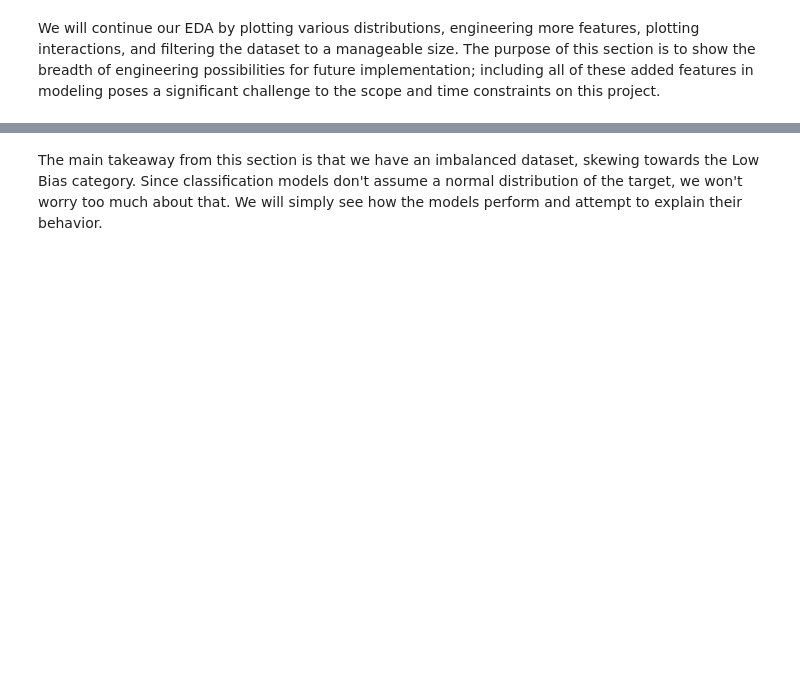
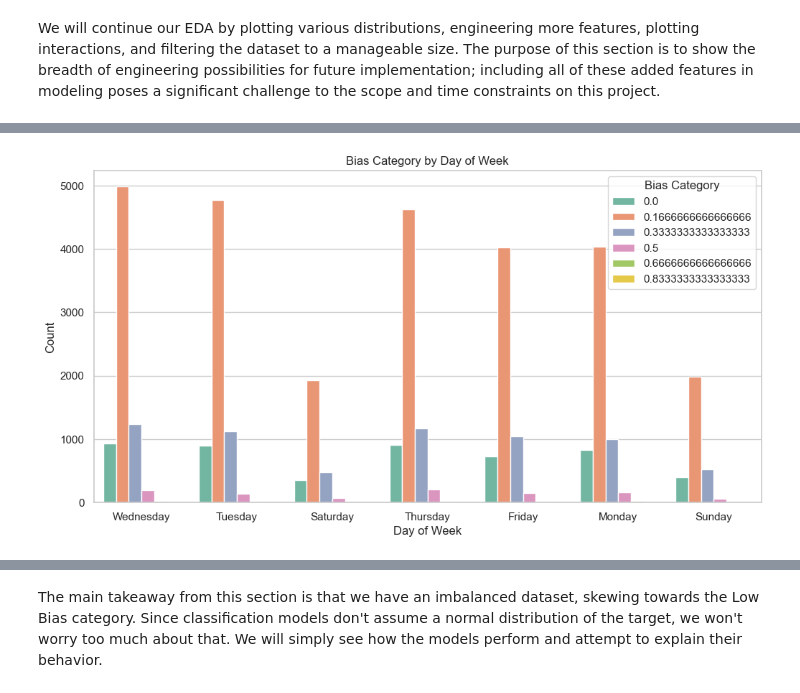
Before and after one commit to madelinebirch/Bias_Classification_for_Headline_Objectivity, a Jupyter notebook: notebook.ipynb, the cells around one changed output, grey strips where cells are left out. Saved outputs shown, nothing was run; the diff lists cells and outputs as text; code cells hidden in the pictures; blank space fills up the shorter version.

```diff
--- a/notebook.ipynb
+++ b/notebook.ipynb
@@ -257,17 +353,19 @@ plt.show()
 # %%
 # Plotting Bias Category by Day of Week
 
 # Set the style of seaborn
 sns.set(style="whitegrid")
 
 # Create a count plot
 plt.figure(figsize=(12, 6))
-sns.countplot(data=headlines_filtered, x='Day_of_Week', hue='bias_category', palette='Set2')
+sns.countplot(data=headlines_filtered, x='Day_of_Week', hue='bias', palette='Set2')
 plt.title('Bias Category by Day of Week')
 plt.xlabel('Day of Week')
 plt.ylabel('Count')
 plt.legend(title='Bias Category')
 plt.show()
+# %% [output]
+[figure, added]
 # %%
 # Getting distribution of bias in headlines_filtered
 headlines_filtered['bias'].value_counts()
```
Also changed, not shown: parts of 49 cells of this notebook, 4 other files.
